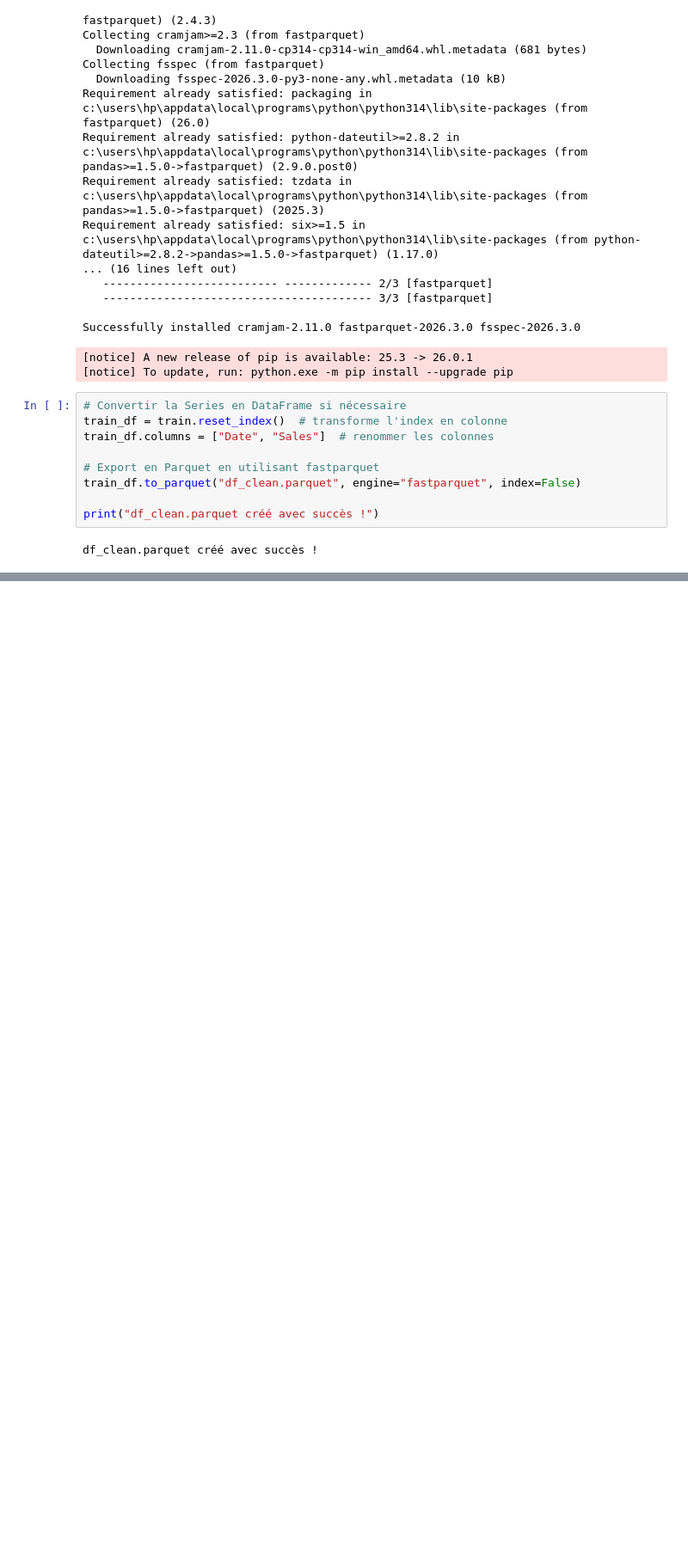
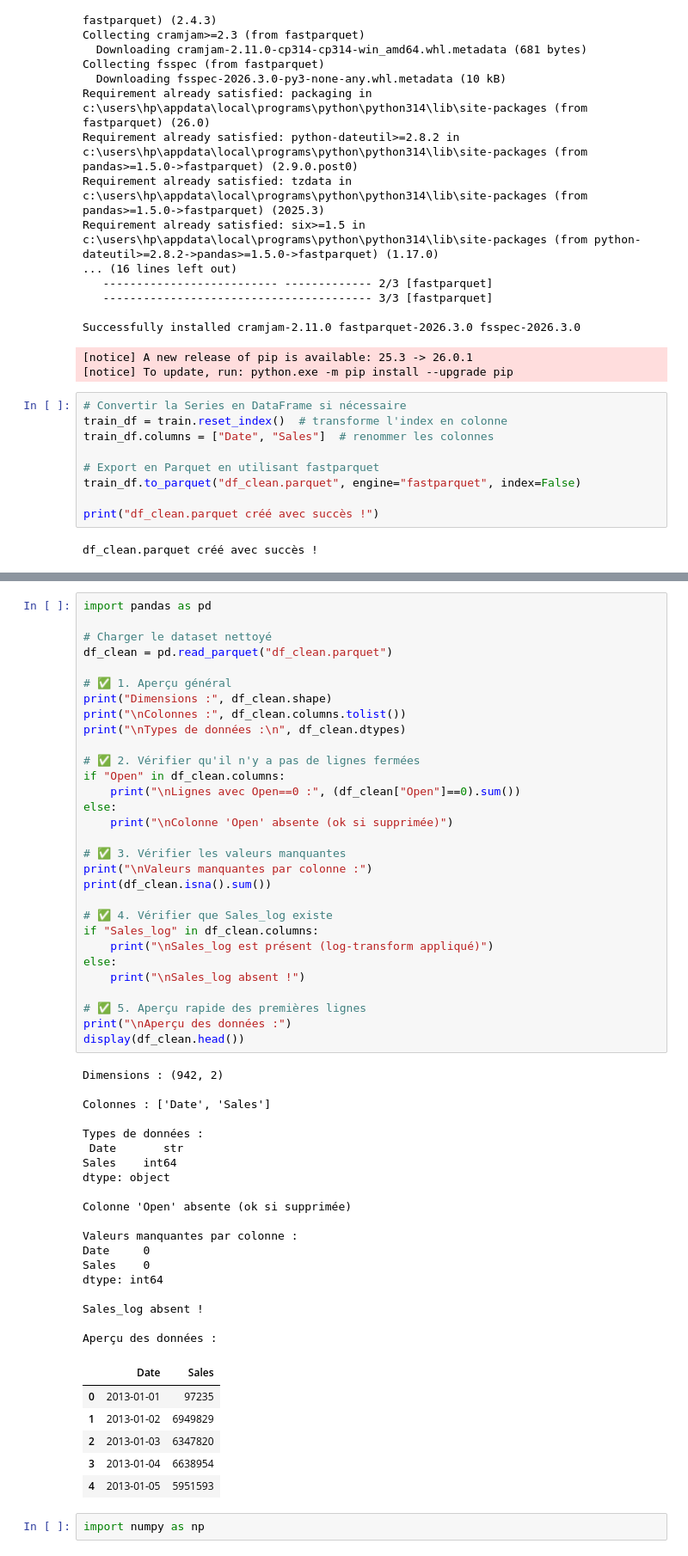
Before and after one commit to Hayerath/PredictRetail-Analytics-Pr-dire-les-ventes-et-piloter-la-performance-d-une-cha-ne-de-distribution, a Jupyter notebook: Notebook EDA.ipynb, the cells around one changed output, grey strips where cells are left out. Shown at 86% size. Drawn from its saved outputs; the diff is of its cells as text; blank space fills up the shorter version.

```diff
--- a/Notebook EDA.ipynb
+++ b/Notebook EDA.ipynb
@@ -540,0 +553,58 @@ df_clean.parquet créé avec succès !
+# %%
+import pandas as pd
+
+# Charger le dataset nettoyé
+df_clean = pd.read_parquet("df_clean.parquet")
+
+# ✅ 1. Aperçu général
+print("Dimensions :", df_clean.shape)
+print("\nColonnes :", df_clean.columns.tolist())
+print("\nTypes de données :\n", df_clean.dtypes)
+
+# ✅ 2. Vérifier qu'il n'y a pas de lignes fermées
+if "Open" in df_clean.columns:
+    print("\nLignes avec Open==0 :", (df_clean["Open"]==0).sum())
+else:
+    print("\nColonne 'Open' absente (ok si supprimée)")
+
+# ✅ 3. Vérifier les valeurs manquantes
+print("\nValeurs manquantes par colonne :")
+print(df_clean.isna().sum())
+
+# ✅ 4. Vérifier que Sales_log existe
+if "Sales_log" in df_clean.columns:
+    print("\nSales_log est présent (log-transform appliqué)")
+else:
+    print("\nSales_log absent !")
+
+# ✅ 5. Aperçu rapide des premières lignes
+print("\nAperçu des données :")
+display(df_clean.head())
+# %% [output]
+Dimensions : (942, 2)
+
+Colonnes : ['Date', 'Sales']
+
+Types de données :
+ Date       str
+Sales    int64
+dtype: object
+
+Colonne 'Open' absente (ok si supprimée)
+
+Valeurs manquantes par colonne :
+Date     0
+Sales    0
+dtype: int64
+
+Sales_log absent !
+
+Aperçu des données :
+|  | Date | Sales |
+| 0 | 2013-01-01 | 97235 |
+| 1 | 2013-01-02 | 6949829 |
+| 2 | 2013-01-03 | 6347820 |
+| 3 | 2013-01-04 | 6638954 |
+| 4 | 2013-01-05 | 5951593 |
+# %%
+import numpy as np
```
Also changed, not shown: parts of 7 cells of this notebook, 1 other file.
